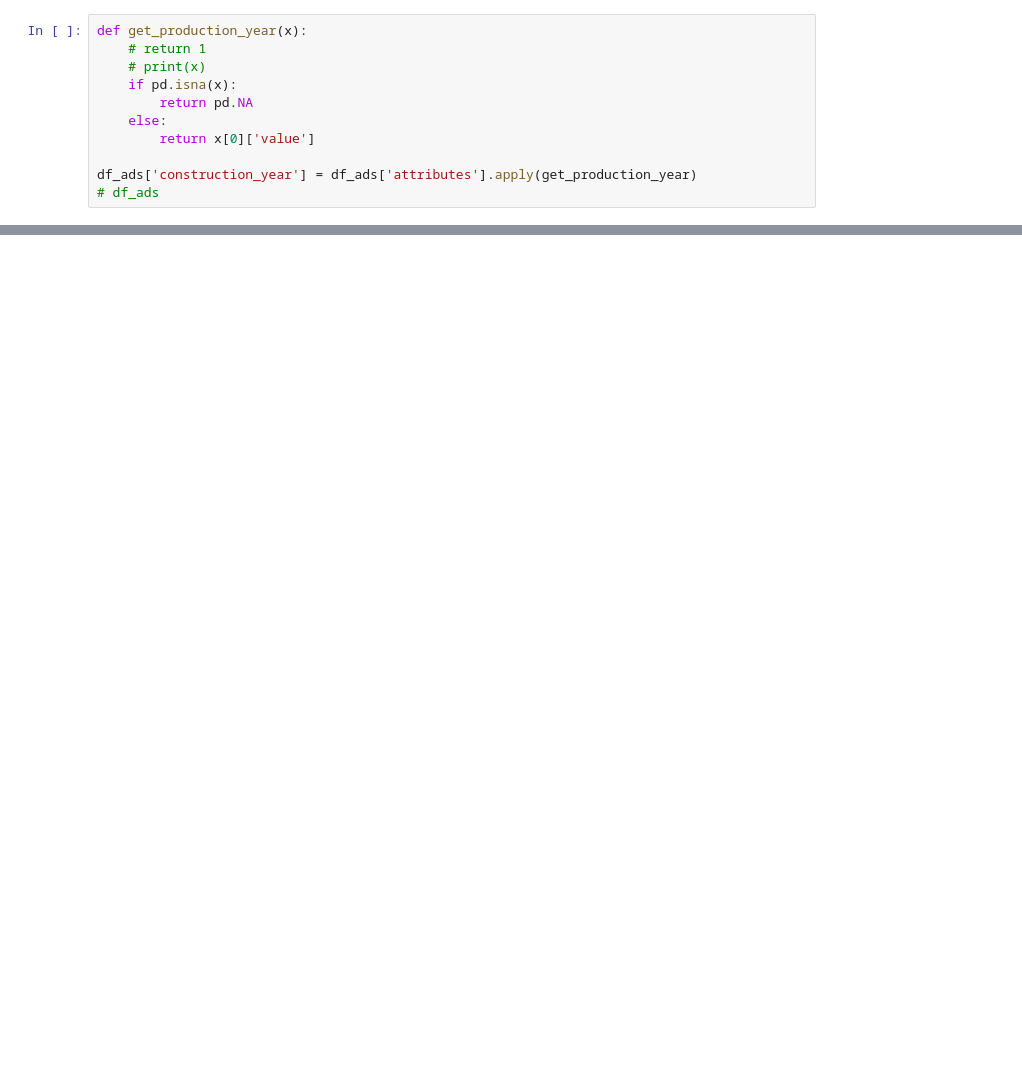
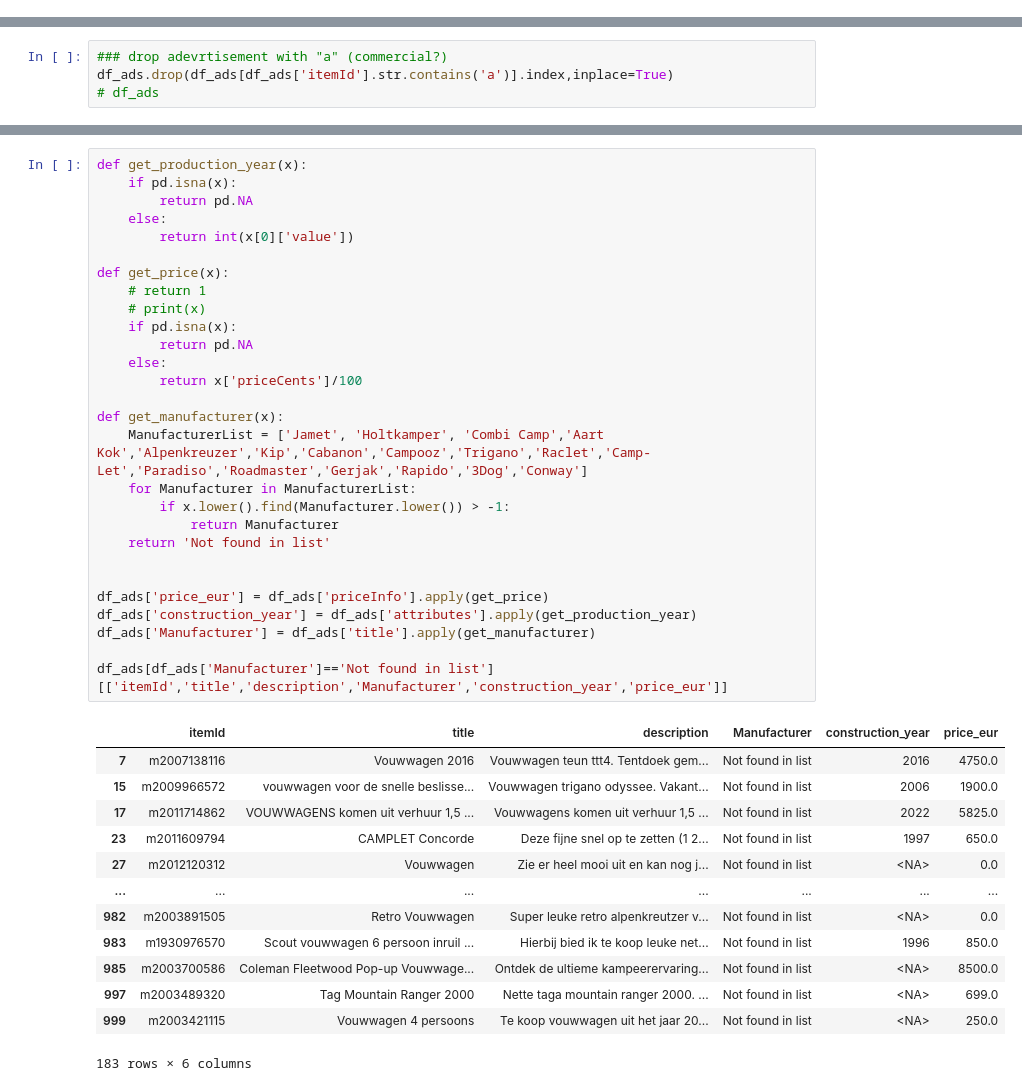
Before and after one commit to joeph84/marktplaats-scraper, a Jupyter notebook: notebook marktplaats scraper.ipynb, the cells around one changed output, grey strips where cells are left out. Cells and saved outputs as stored; diff of their text form; blank space fills up the shorter version.

Commit message:
Improved notebook in multiple ways: - download all pages untill no new ads are loaded - add classification of manufacturer, price and build year - first plots with plotly

```diff
--- a/notebook marktplaats scraper.ipynb
+++ b/notebook marktplaats scraper.ipynb
@@ -81,11 +34,0 @@ Name: attributes, dtype: object
-# %%
-def get_production_year(x):
-    # return 1
-    # print(x)
-    if pd.isna(x):
-        return pd.NA
-    else:
-        return x[0]['value']
-
-df_ads['construction_year'] = df_ads['attributes'].apply(get_production_year)
-# df_ads
@@ -259,0 +35,4 @@ KeyError: 'attributes'
+# %%
+### drop adevrtisement with "a" (commercial?)
+df_ads.drop(df_ads[df_ads['itemId'].str.contains('a')].index,inplace=True)
+# df_ads
@@ -259,0 +53,42 @@ KeyError: 'attributes'
+# %%
+def get_production_year(x):
+    if pd.isna(x):
+        return pd.NA
+    else:
+        return int(x[0]['value'])
+
+def get_price(x):
+    # return 1
+    # print(x)
+    if pd.isna(x):
+        return pd.NA
+    else:
+        return x['priceCents']/100
+
+def get_manufacturer(x):
+    ManufacturerList = ['Jamet', 'Holtkamper', 'Combi Camp','Aart Kok','Alpenkreuzer','Kip','Cabanon','Campooz','Trigano','Raclet','Camp-Let','Paradiso','Roadmaster','Gerjak','Rapido','3Dog','Conway']
+    for Manufacturer in ManufacturerList:
+        if x.lower().find(Manufacturer.lower()) > -1:
+            return Manufacturer
+    return 'Not found in list'
+
+
+df_ads['price_eur'] = df_ads['priceInfo'].apply(get_price)
+df_ads['construction_year'] = df_ads['attributes'].apply(get_production_year)
+df_ads['Manufacturer'] = df_ads['title'].apply(get_manufacturer)
+
+df_ads[df_ads['Manufacturer']=='Not found in list'][['itemId','title','description','Manufacturer','construction_year','price_eur']]
+# %% [output]
+|  | itemId | title | description | Manufacturer | construction_year | price_eur |
+| 7 | m2007138116 | Vouwwagen 2016 | Vouwwagen teun ttt4. Tentdoek gem... | Not found in list | 2016 | 4750.0 |
+| 15 | m2009966572 | vouwwagen voor de snelle beslisse... | Vouwwagen trigano odyssee. Vakant... | Not found in list | 2006 | 1900.0 |
+| 17 | m2011714862 | VOUWWAGENS komen uit verhuur 1,5 ... | Vouwwagens komen uit verhuur 1,5 ... | Not found in list | 2022 | 5825.0 |
+| 23 | m2011609794 | CAMPLET Concorde | Deze fijne snel op te zetten (1 2... | Not found in list | 1997 | 650.0 |
+| 27 | m2012120312 | Vouwwagen | Zie er heel mooi uit en kan nog j... | Not found in list | <NA> | 0.0 |
+| ... | ... | ... | ... | ... | ... | ... |
+| 982 | m2003891505 | Retro Vouwwagen | Super leuke retro alpenkreutzer v... | Not found in list | <NA> | 0.0 |
+| 983 | m1930976570 | Scout vouwwagen 6 persoon inruil ... | Hierbij bied ik te koop leuke net... | Not found in list | 1996 | 850.0 |
+| 985 | m2003700586 | Coleman Fleetwood Pop-up Vouwwage... | Ontdek de ultieme kampeerervaring... | Not found in list | <NA> | 8500.0 |
+| 997 | m2003489320 | Tag Mountain Ranger 2000 | Nette taga mountain ranger 2000. ... | Not found in list | <NA> | 699.0 |
+| 999 | m2003421115 | Vouwwagen 4 persoons | Te koop vouwwagen uit het jaar 20... | Not found in list | <NA> | 250.0 |
+183 rows × 6 columns
```
Also changed, not shown: parts of 16 cells of this notebook, 1 other file.
